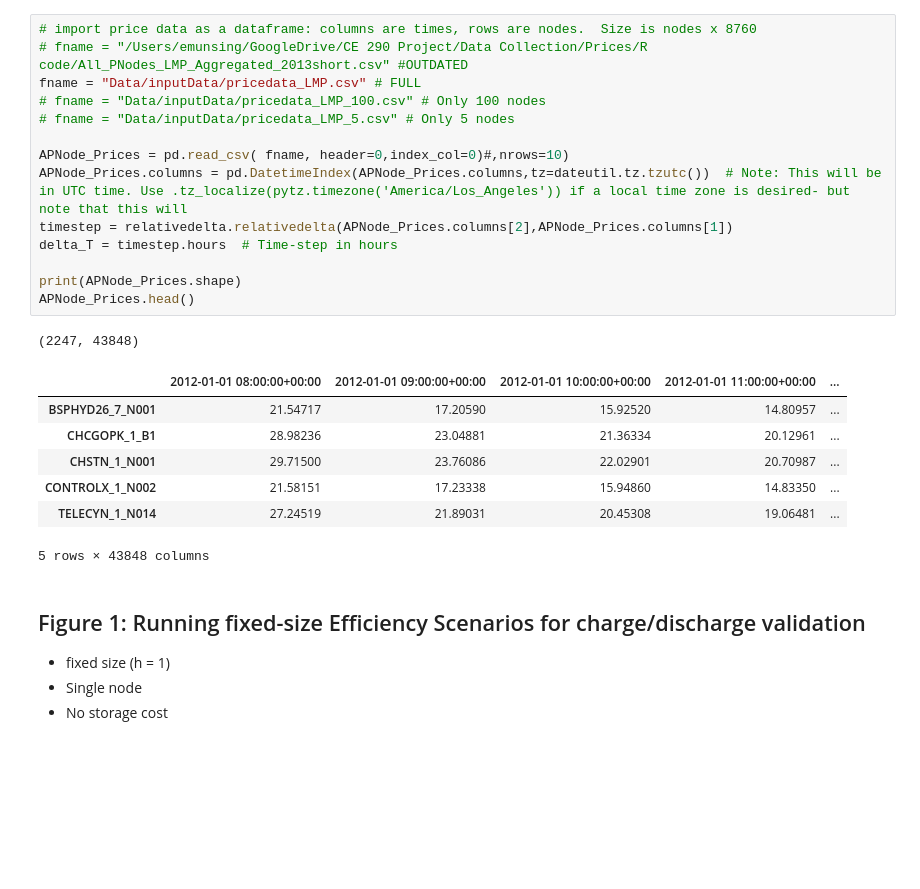
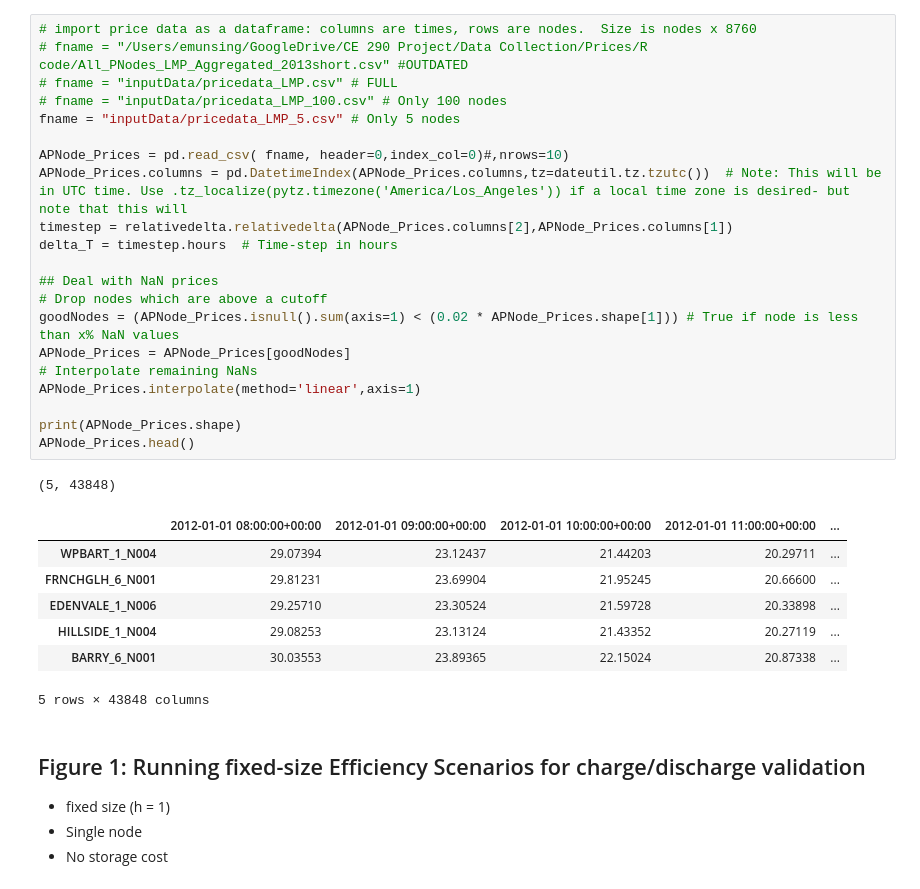
Before and after one commit to emunsing/StorageSizing, a Jupyter notebook: Implementing CyLP_APEN.ipynb, the cells around one changed output. Cells and saved outputs as stored; diff of their text form; blank space fills up the shorter version.

```diff
--- a/Implementing CyLP_APEN.ipynb
+++ b/Implementing CyLP_APEN.ipynb
@@ -38,25 +38,32 @@ System version: 2.7.12 (default, Nov 19 2016, 06:48:10)
 # %%
 # import price data as a dataframe: columns are times, rows are nodes.  Size is nodes x 8760
 # fname = "/Users/emunsing/GoogleDrive/CE 290 Project/Data Collection/Prices/R code/All_PNodes_LMP_Aggregated_2013short.csv" #OUTDATED
-fname = "Data/inputData/pricedata_LMP.csv" # FULL
-# fname = "Data/inputData/pricedata_LMP_100.csv" # Only 100 nodes
-# fname = "Data/inputData/pricedata_LMP_5.csv" # Only 5 nodes
+# fname = "inputData/pricedata_LMP.csv" # FULL
+# fname = "inputData/pricedata_LMP_100.csv" # Only 100 nodes
+fname = "inputData/pricedata_LMP_5.csv" # Only 5 nodes
 
 APNode_Prices = pd.read_csv( fname, header=0,index_col=0)#,nrows=10)
 APNode_Prices.columns = pd.DatetimeIndex(APNode_Prices.columns,tz=dateutil.tz.tzutc())  # Note: This will be in UTC time. Use .tz_localize(pytz.timezone('America/Los_Angeles')) if a local time zone is desired- but note that this will
 timestep = relativedelta.relativedelta(APNode_Prices.columns[2],APNode_Prices.columns[1])
 delta_T = timestep.hours  # Time-step in hours
 
+## Deal with NaN prices
+# Drop nodes which are above a cutoff
+goodNodes = (APNode_Prices.isnull().sum(axis=1) < (0.02 * APNode_Prices.shape[1])) # True if node is less than x% NaN values
+APNode_Prices = APNode_Prices[goodNodes]
+# Interpolate remaining NaNs
+APNode_Prices.interpolate(method='linear',axis=1)
+
 print(APNode_Prices.shape)
 APNode_Prices.head()
 # %% [output]
-(2247, 43848)
+(5, 43848)
 |  | 2012-01-01 08:00:00+00:00 | 2012-01-01 09:00:00+00:00 | 2012-01-01 10:00:00+00:00 | 2012-01-01 11:00:00+00:00 | ... |
-| BSPHYD26_7_N001 | 21.54717 | 17.20590 | 15.92520 | 14.80957 | ... |
-| CHCGOPK_1_B1 | 28.98236 | 23.04881 | 21.36334 | 20.12961 | ... |
-| CHSTN_1_N001 | 29.71500 | 23.76086 | 22.02901 | 20.70987 | ... |
-| CONTROLX_1_N002 | 21.58151 | 17.23338 | 15.94860 | 14.83350 | ... |
-| TELECYN_1_N014 | 27.24519 | 21.89031 | 20.45308 | 19.06481 | ... |
+| WPBART_1_N004 | 29.07394 | 23.12437 | 21.44203 | 20.29711 | ... |
+| FRNCHGLH_6_N001 | 29.81231 | 23.69904 | 21.95245 | 20.66600 | ... |
+| EDENVALE_1_N006 | 29.25710 | 23.30524 | 21.59728 | 20.33898 | ... |
+| HILLSIDE_1_N004 | 29.08253 | 23.13124 | 21.43352 | 20.27119 | ... |
+| BARRY_6_N001 | 30.03553 | 23.89365 | 22.15024 | 20.87338 | ... |
 5 rows × 43848 columns
 # %% [markdown]
 ## Figure 1: Running fixed-size Efficiency Scenarios for charge/discharge validation
```
Also changed, not shown: parts of 4 cells of this notebook, 9 other files.
